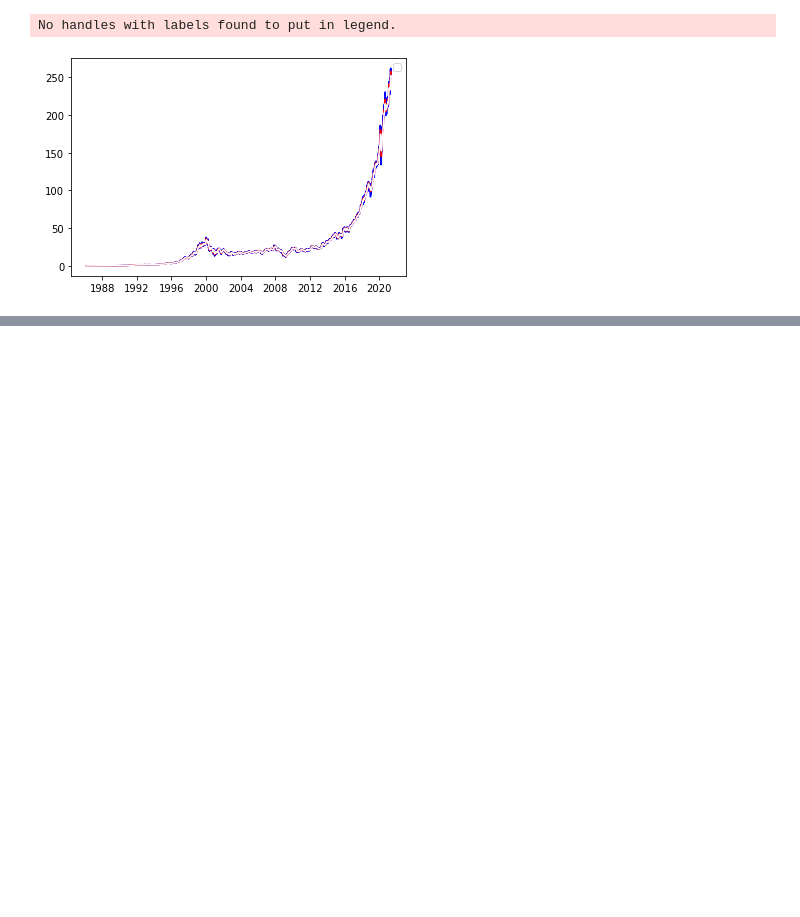
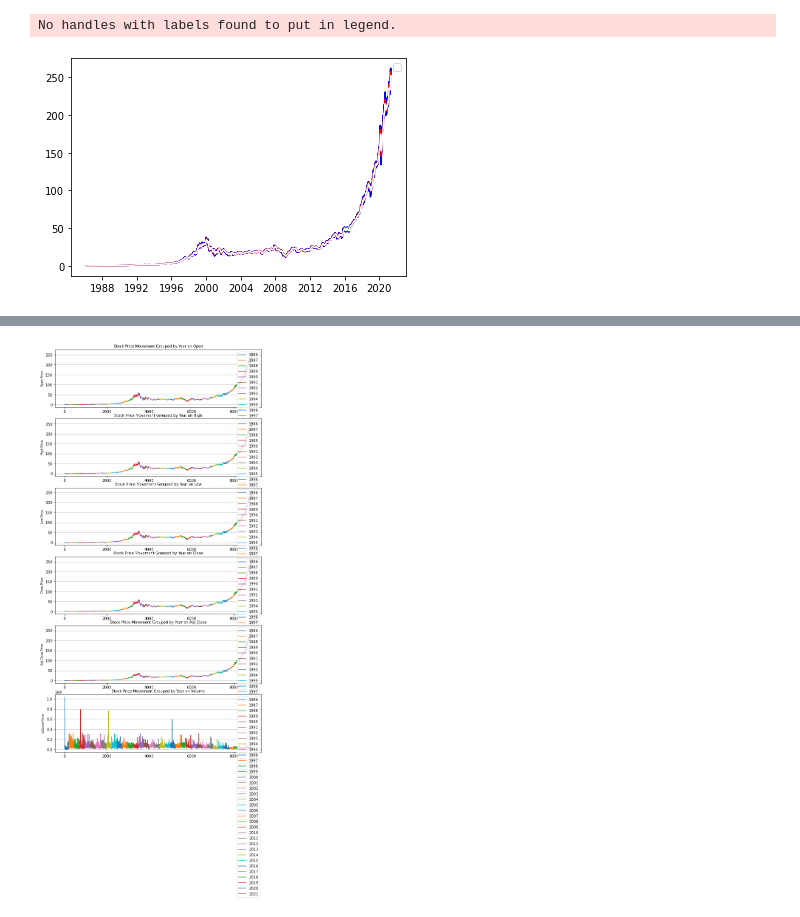
Before and after one commit to yaskpatel03/Prediction-of-stock-price-movement, a Jupyter notebook: eda_for_MSFT_Dataset.ipynb, the cells around one changed output, grey strips where cells are left out. Drawn from its saved outputs; the diff is of its cells as text; code cells hidden in the pictures; blank space fills up the shorter version.

```diff
--- a/eda_for_MSFT_Dataset.ipynb
+++ b/eda_for_MSFT_Dataset.ipynb
@@ -235,0 +271,18 @@ No handles with labels found to put in legend.
+# %%
+# Since the data is a time series data, we should be able to predict the future through forecasting techniques
+
+# Delete the index column due to reset
+#del Data['index']
+
+# Firstly, plot the data year-wise to see the duration of when it hiked and dipped
+fig, ax = plt.subplots(len(Column_List), figsize = (10, 20))
+
+# Group the data by year and plot
+for i, col_list in enumerate(Column_List):
+    df.groupby('year')[col_list].plot(ax = ax[i], legend = True)
+    ax[i].set_title("Stock Price Movement Grouped by Year on" + " " + col_list, fontsize = 10)
+    ax[i].set_ylabel(col_list + " " + "Price", fontsize = 8)
+    fig.tight_layout(pad = 1.1)
+    ax[i].yaxis.grid(True) # To enable grid only on the Y-axis
+# %% [output]
+[figure, added]
```
Also changed, not shown: parts of 6 cells of this notebook.
